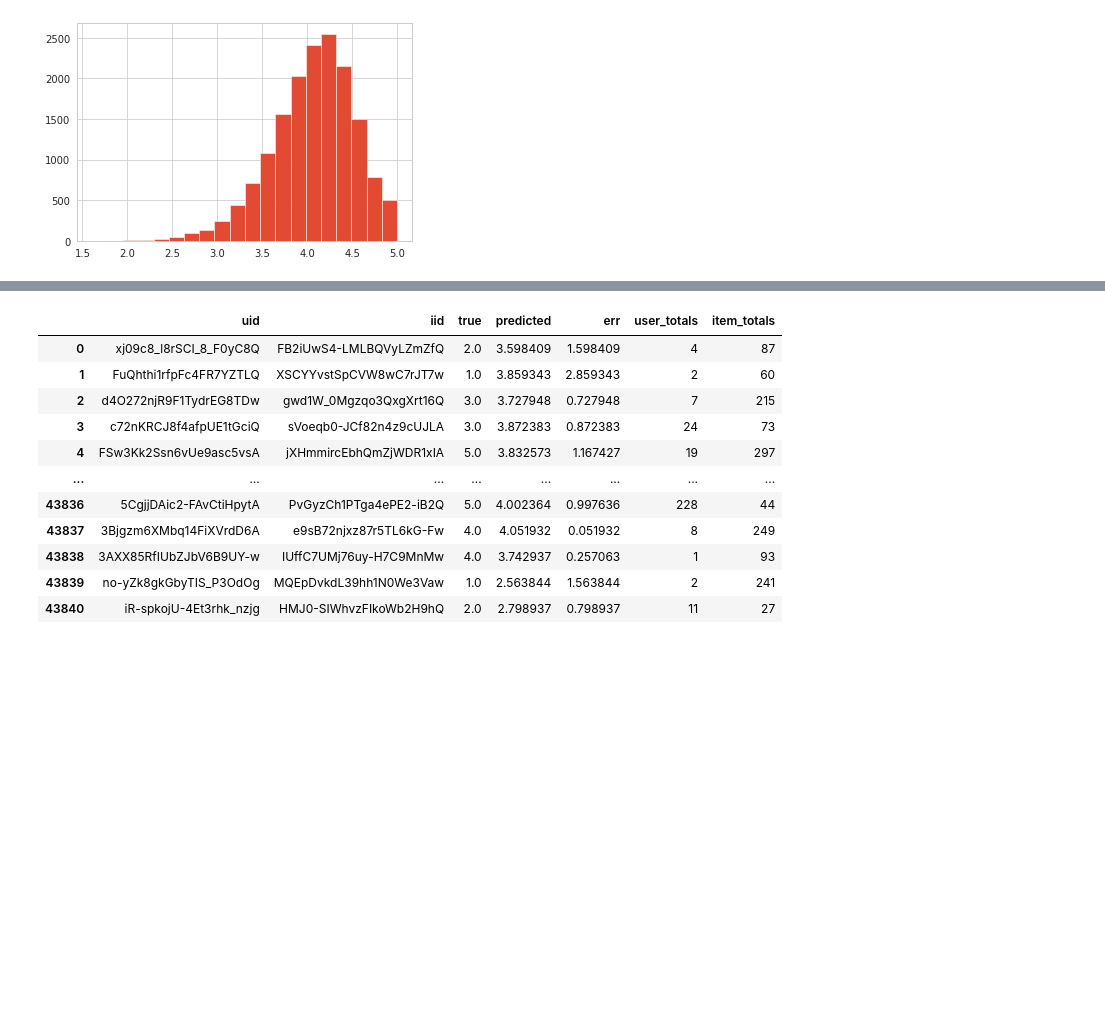
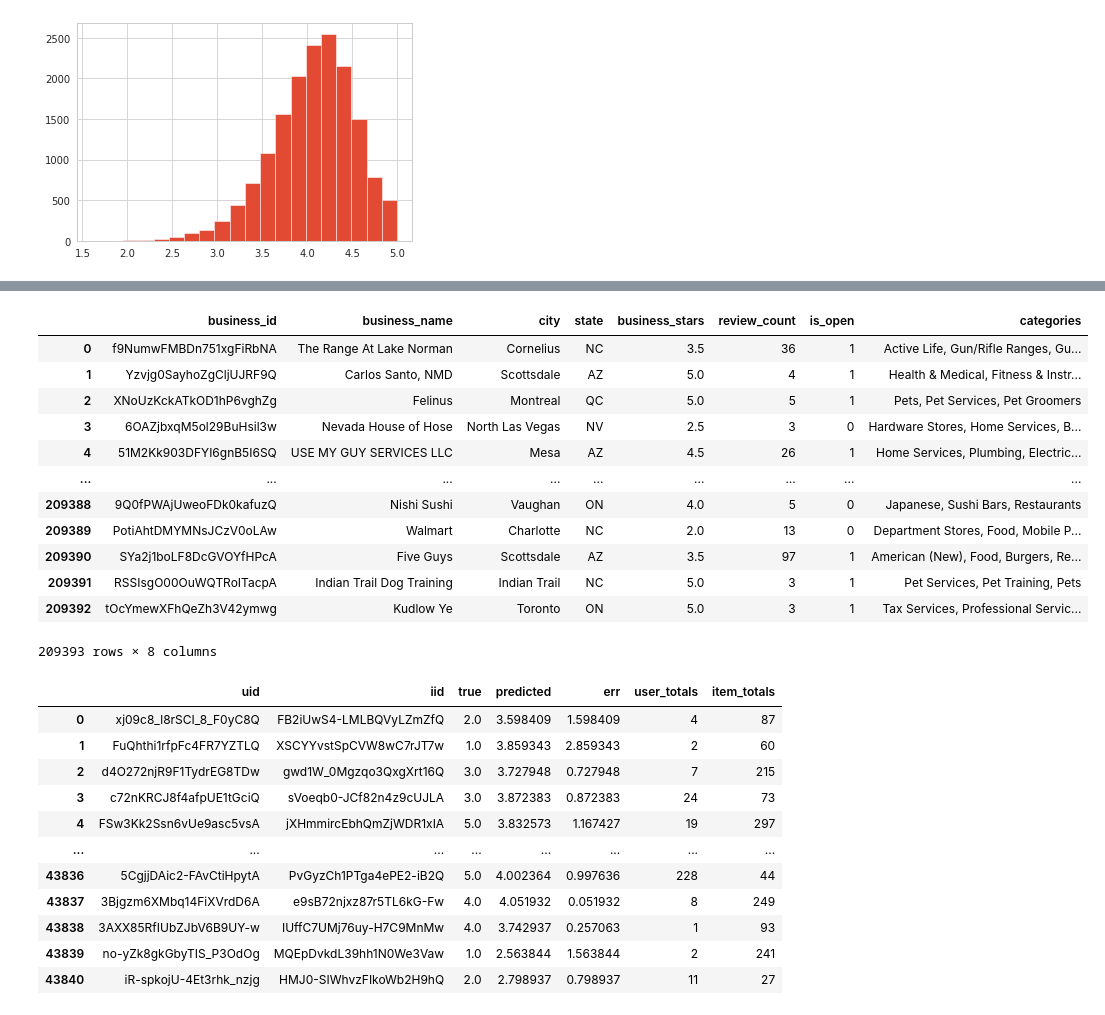
Before and after one commit to unclebrod/YelpRecommender, a Jupyter notebook: workbook.ipynb, the cells around one changed output, grey strips where cells are left out. Saved outputs shown, nothing was run; the diff lists cells and outputs as text; code cells hidden in the pictures; blank space fills up the shorter version.

```diff
--- a/workbook.ipynb
+++ b/workbook.ipynb
@@ -1525,10 +1525,17 @@ def get_top_n(predictions, n=10):
 
     return top_n
 # %%
-top_n = get_top_n(predictions, n=10)
+full_trainset = data_3.build_full_trainset()
+algo = SVDpp(n_factors=20,
+             n_epochs=25,
+             lr_all=0.006,
+             reg_all=0.08)
+algo.fit(full_trainset)
+full_testset = full_trainset.build_anti_testset()
+full_predictions = algo.test(full_testset)
+top_n = get_top_n(full_predictions, n=10)
 
 # Print the recommended items for each user
 for uid, user_ratings in top_n.items():
     print(uid, [iid for (iid, _) in user_ratings])
-    break
 # %% [output]
@@ -1550,3 +1591,28 @@ predictions_df.head()
+# %%
+def find_and_compare(user_id, top_n):
+    reviewed_df = utility_3[utility_3['user_id'] == user_id]
+    merged_reviewed_df = reviewed_df.merge(right=business_df,
+                                           how='left',
+                                           left_on='business_id',
+                                           right_on='business_id')
+    reviewed_businesses_df = merged_reviewed_df[['business_name',
+                                                 'review_stars']]
+
+    d = {top_n['user_id']
+# %% [output]
+|  | business_id | business_name | city | state | business_stars | review_count | is_open | categories |
+| 0 | f9NumwFMBDn751xgFiRbNA | The Range At Lake Norman | Cornelius | NC | 3.5 | 36 | 1 | Active Life, Gun/Rifle Ranges, Gu... |
+| 1 | Yzvjg0SayhoZgCljUJRF9Q | Carlos Santo, NMD | Scottsdale | AZ | 5.0 | 4 | 1 | Health & Medical, Fitness & Instr... |
+| 2 | XNoUzKckATkOD1hP6vghZg | Felinus | Montreal | QC | 5.0 | 5 | 1 | Pets, Pet Services, Pet Groomers |
+| 3 | 6OAZjbxqM5ol29BuHsil3w | Nevada House of Hose | North Las Vegas | NV | 2.5 | 3 | 0 | Hardware Stores, Home Services, B... |
+| 4 | 51M2Kk903DFYI6gnB5I6SQ | USE MY GUY SERVICES LLC | Mesa | AZ | 4.5 | 26 | 1 | Home Services, Plumbing, Electric... |
+| ... | ... | ... | ... | ... | ... | ... | ... | ... |
+| 209388 | 9Q0fPWAjUweoFDk0kafuzQ | Nishi Sushi | Vaughan | ON | 4.0 | 5 | 0 | Japanese, Sushi Bars, Restaurants |
+| 209389 | PotiAhtDMYMNsJCzV0oLAw | Walmart | Charlotte | NC | 2.0 | 13 | 0 | Department Stores, Food, Mobile P... |
+| 209390 | SYa2j1boLF8DcGVOYfHPcA | Five Guys | Scottsdale | AZ | 3.5 | 97 | 1 | American (New), Food, Burgers, Re... |
+| 209391 | RSSIsgO00OuWQTRoITacpA | Indian Trail Dog Training | Indian Trail | NC | 5.0 | 3 | 1 | Pet Services, Pet Training, Pets |
+| 209392 | tOcYmewXFhQeZh3V42ymwg | Kudlow Ye | Toronto | ON | 5.0 | 3 | 1 | Tax Services, Professional Servic... |
+209393 rows × 8 columns
 # %%
 def get_user_totals(uid):
     """ return the number of items rated by given user
```
Also changed, not shown: parts of 6 cells of this notebook.
